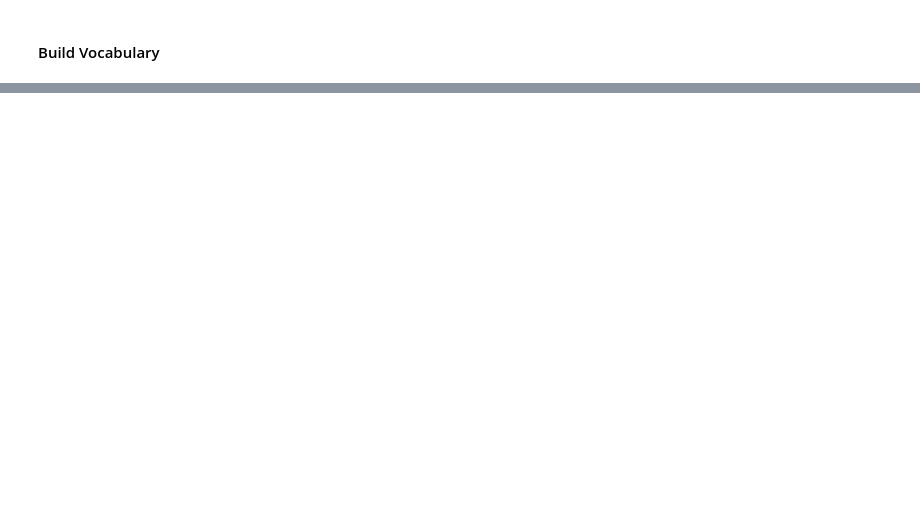
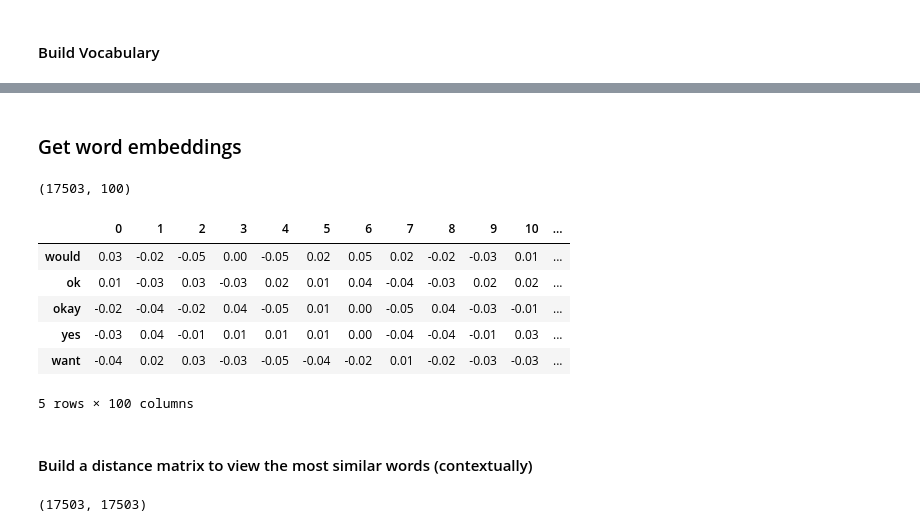
Before and after one commit to CSML1010-3-2020/NLPCourseProject, a Jupyter notebook: 3_CSML1010_Group3_Course_Project_Feature_Engineering.ipynb, the cells around one changed output, grey strips where cells are left out. Drawn from its saved outputs; the diff is of its cells as text; code cells hidden in the pictures; blank space fills up the shorter version.

```diff
--- a/3_CSML1010_Group3_Course_Project_Feature_Engineering.ipynb
+++ b/3_CSML1010_Group3_Course_Project_Feature_Engineering.ipynb
@@ -130,8 +117,8 @@ doc_str
 # %%
 doc_series = []
 for i, row in corpus_df.iterrows():
-    doc_series.append(row.selfdialog_norm)
+    doc_lst.append(row.selfdialog_norm.tolist())
 
-print(len(doc_series))
-doc_series[1:7]
+print(len(doc_lst))
+doc_lst[1:7]
 # %% [output]
@@ -194,0 +178,9 @@ AttributeError: 'numpy.ndarray' object has no attribute 'lower'
+# %%
+i = 0
+for x, y in generate_context_word_pairs(corpus=wids, window_size=window_size, vocab_size=vocab_size):
+    if 0 not in x[0]:
+        print('Context (X):', [id2word[w] for w in x[0]], '-> Target (Y):', id2word[np.argwhere(y[0])[0][0]])
+
+        if i == 10:
+            break
+        i += 1
@@ -194,0 +201,12 @@ AttributeError: 'numpy.ndarray' object has no attribute 'lower'
+# %%
+import keras.backend as K
+from keras.models import Sequential
+from keras.layers import Dense, Embedding, Lambda
+
+cbow = Sequential()
+cbow.add(Embedding(input_dim=vocab_size, output_dim=embed_size, input_length=window_size*2))
+cbow.add(Lambda(lambda x: K.mean(x, axis=1), output_shape=(embed_size,)))
+cbow.add(Dense(vocab_size, activation='softmax'))
+
+cbow.compile(loss='categorical_crossentropy', optimizer='rmsprop')
+print(cbow.summary())
@@ -194,0 +239,12 @@ AttributeError: 'numpy.ndarray' object has no attribute 'lower'
+# %%
+for epoch in range(1, 6):
+    loss = 0.
+    i = 0
+    for x, y in generate_context_word_pairs(corpus=wids, window_size=window_size, vocab_size=vocab_size):
+        i += 1
+        loss += cbow.train_on_batch(x, y)
+        if i % 100000 == 0:
+            print('Processed {} (context, word) pairs'.format(i))
+
+    print('Epoch:', epoch, '\tLoss:', loss)
+    print()
@@ -194,0 +263,33 @@ AttributeError: 'numpy.ndarray' object has no attribute 'lower'
+# %% [markdown]
+### Get word embeddings
+# %%
+weights = cbow.get_weights()[0]
+weights = weights[1:]
+print(weights.shape)
+
+pd.DataFrame(weights, index=list(id2word.values())[1:]).head()
+# %% [output]
+(17503, 100)
+|  | 0 | 1 | 2 | 3 | 4 | 5 | 6 | 7 | 8 | 9 | 10 | ... |
+| would | 0.03 | -0.02 | -0.05 | 0.00 | -0.05 | 0.02 | 0.05 | 0.02 | -0.02 | -0.03 | 0.01 | ... |
+| ok | 0.01 | -0.03 | 0.03 | -0.03 | 0.02 | 0.01 | 0.04 | -0.04 | -0.03 | 0.02 | 0.02 | ... |
+| okay | -0.02 | -0.04 | -0.02 | 0.04 | -0.05 | 0.01 | 0.00 | -0.05 | 0.04 | -0.03 | -0.01 | ... |
+| yes | -0.03 | 0.04 | -0.01 | 0.01 | 0.01 | 0.01 | 0.00 | -0.04 | -0.04 | -0.01 | 0.03 | ... |
+| want | -0.04 | 0.02 | 0.03 | -0.03 | -0.05 | -0.04 | -0.02 | 0.01 | -0.02 | -0.03 | -0.03 | ... |
+5 rows × 100 columns
+# %% [markdown]
+#### Build a distance matrix to view the most similar words (contextually)
+# %%
+from sklearn.metrics.pairwise import euclidean_distances
+
+# compute pairwise distance matrix
+distance_matrix = euclidean_distances(weights)
+print(distance_matrix.shape)
+
+# view contextually similar words
+similar_words = {search_term: [id2word[idx] for idx in distance_matrix[word2id[search_term]-1].argsort()[1:6]+1]
+                   for search_term in ['rental', 'pizza', 'terminator', 'star', 'audi', 'east', 'korean','playing']}
+
+similar_words
+# %% [output]
+(17503, 17503)
```
Also changed, not shown: parts of 16 cells of this notebook.
